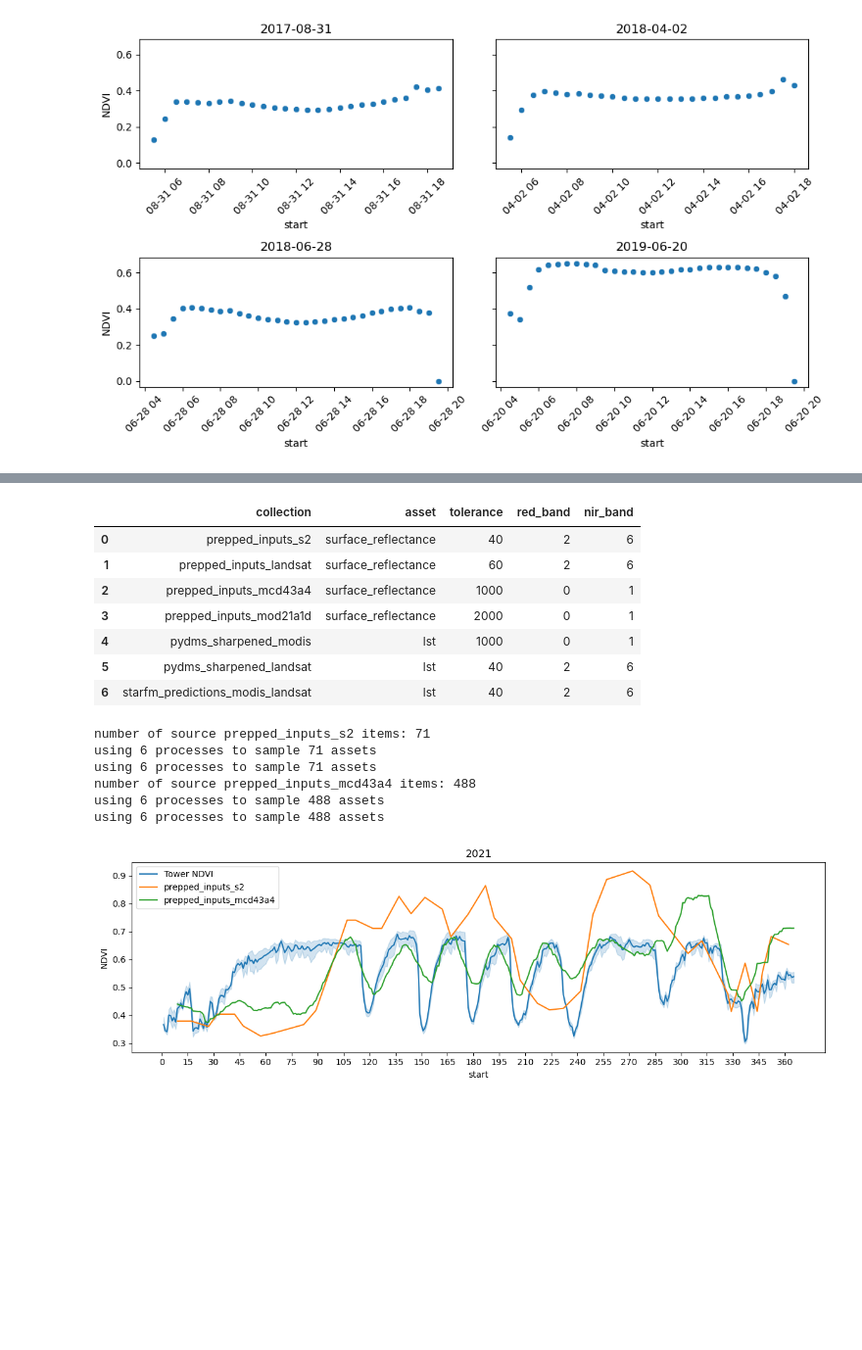
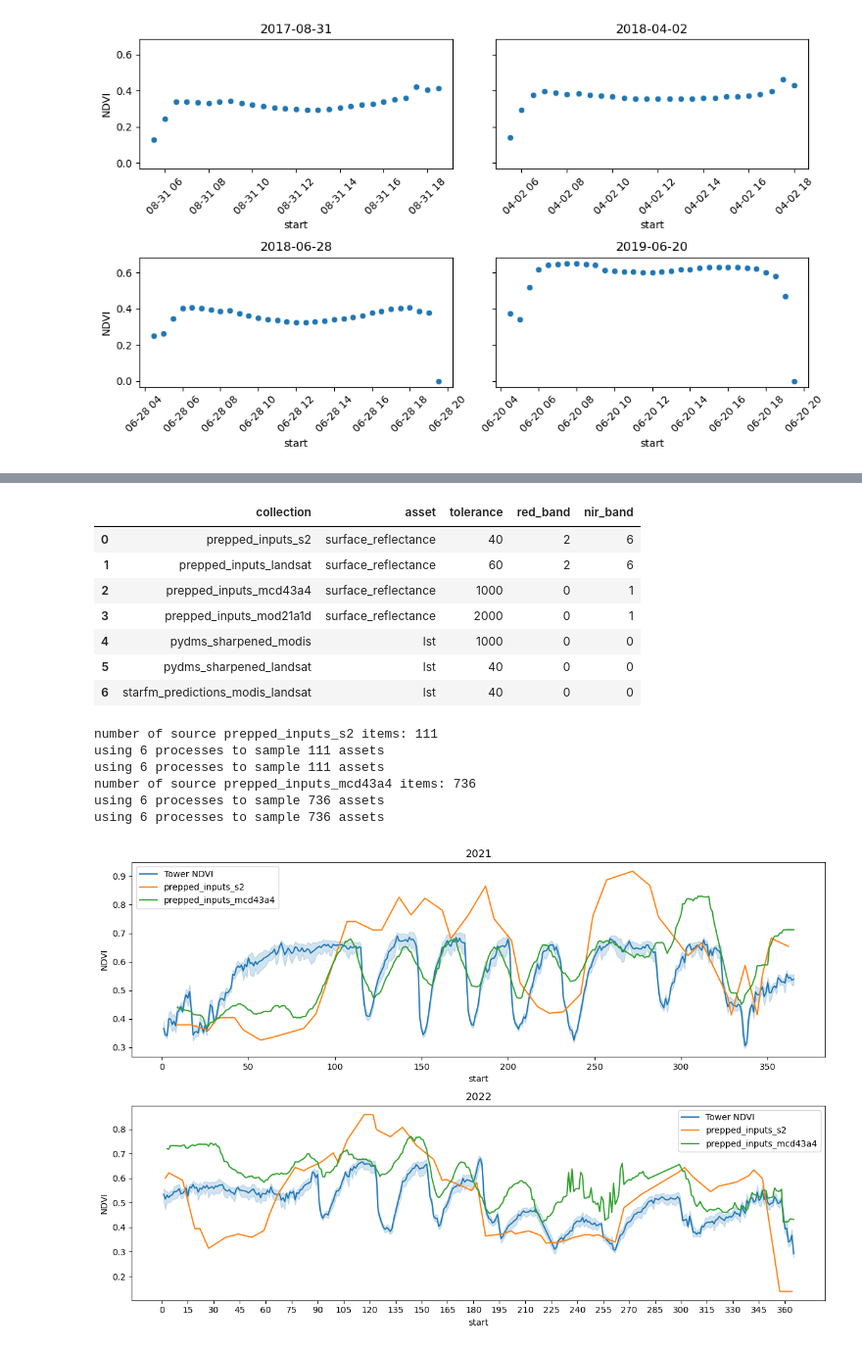
Before and after one commit to eculler/lst-crop-stress-capstone, a Jupyter notebook: exploratory/ndvi-exploration.ipynb, the cells around one changed output, grey strips where cells are left out. Shown at 98% size. Saved outputs shown, nothing was run; the diff lists cells and outputs as text; code cells hidden in the pictures; blank space fills up the shorter version.

```diff
--- a/exploratory/ndvi-exploration.ipynb
+++ b/exploratory/ndvi-exploration.ipynb
@@ -65,5 +45,5 @@ bi1_data_path = os.path.join(data_path,
 # %%
 # Explore bi1 data
-bi1_df = read_ameriflux(bi1_data_path)
+bi1_df = utils.read_ameriflux(bi1_data_path)
 print(f'Data range from {bi1_df.index.min()} to {bi1_df.index.max()}')
 # %% [output]
@@ -137,8 +116,8 @@ cat_url = 'https://fusion-stac.hydrosat.com'
 catalog = Client.open(cat_url, headers)
 # %%
 geom = {'type': 'Point', 'coordinates': crop_center_points['Alfalfa']}
-start_date = "2016-08-13T00:00:00Z"
-end_date = "2022-05-26T00:00:00Z"
+start_date = "2021-01-01T00:00:00Z"
+end_date = "2022-12-31T00:00:00Z"
 pt = Point(geom['coordinates'])
 collections_dict = {
     'collection': ['prepped_inputs_s2',
@@ -167,16 +146,16 @@ collections_df
 | 1 | prepped_inputs_landsat | surface_reflectance | 60 | 2 | 6 |
 | 2 | prepped_inputs_mcd43a4 | surface_reflectance | 1000 | 0 | 1 |
 | 3 | prepped_inputs_mod21a1d | surface_reflectance | 2000 | 0 | 1 |
-| 4 | pydms_sharpened_modis | lst | 1000 | 0 | 1 |
-| 5 | pydms_sharpened_landsat | lst | 40 | 2 | 6 |
-| 6 | starfm_predictions_modis_landsat | lst | 40 | 2 | 6 |
+| 4 | pydms_sharpened_modis | lst | 1000 | 0 | 0 |
+| 5 | pydms_sharpened_landsat | lst | 40 | 0 | 0 |
+| 6 | starfm_predictions_modis_landsat | lst | 40 | 0 | 0 |
 # %%
 def ndvi_from_collection(col_index, collections_df):
     search = catalog.search(
         collections=collections_df.iloc[col_index]['collection'],
         intersects=geom,
         datetime=[start_date, end_date],
-        max_items=500
+        max_items=1000
     )
 
     s2_items = search.get_all_items()
@@ -208,36 +187,52 @@ def ndvi_from_collection(col_index, collections_df):
 ndvi_results = []
 for i in [0, 2]:  # TODO: allow for calculation of ndvi for all assets
     ndvi_series = ndvi_from_collection(i, collections_df)
+    ndvi_series = ndvi_series[~ndvi_series.index.duplicated(keep='first')]
     ndvi_results.append(ndvi_series)
 ndvi_df = pd.concat(ndvi_results, axis=1)
 # %% [output]
-number of source prepped_inputs_s2 items: 71
-using 6 processes to sample 71 assets
-using 6 processes to sample 71 assets
-number of source prepped_inputs_mcd43a4 items: 488
-using 6 processes to sample 488 assets
-using 6 processes to sample 488 assets
+number of source prepped_inputs_s2 items: 111
+using 6 processes to sample 111 assets
+using 6 processes to sample 111 assets
+number of source prepped_inputs_mcd43a4 items: 736
+using 6 processes to sample 736 assets
+using 6 processes to sample 736 assets
 # %%
 filt = (bi1_df['NDVI'] > 0.25) &  (bi1_df['NDVI'] < 0.75)
 year = 2021
 
-fig, ax = plt.subplots(1, 1, figsize=(12, 4))
+fig, axes = plt.subplots(2, 1, figsize=(12, 8))
 df = bi1_df.loc[filt]
 df_year = df.loc[df.index.year == year]
 # sns.boxplot(x=df_year.index.dayofyear,
 #             y=df_year['NDVI'],
 #             ax=ax).set(title=year)
 sns.lineplot(x=df_year.index.dayofyear,
             y=df_year['NDVI'],
-            ax=ax, label='Tower NDVI').set(title=year)
+            ax=axes[0], label='Tower NDVI').set(title=year)
 
 ndvi_df_year = ndvi_df.loc[ndvi_df.index.year == year]
 for col in ndvi_df_year.columns:
     sns.lineplot(x=ndvi_df_year.index.dayofyear,
             y=ndvi_df_year[col],
-            ax=ax, label=col)
+            ax=axes[0], label=col)
+
+year = 2022
+df_year = df.loc[df.index.year == year]
+# sns.boxplot(x=df_year.index.dayofyear,
+#             y=df_year['NDVI'],
+#             ax=ax).set(title=year)
+sns.lineplot(x=df_year.index.dayofyear,
+            y=df_year['NDVI'],
+            ax=axes[1], label='Tower NDVI').set(title=year)
+
+ndvi_df_year = ndvi_df.loc[ndvi_df.index.year == year]
+for col in ndvi_df_year.columns:
+    sns.lineplot(x=ndvi_df_year.index.dayofyear,
+            y=ndvi_df_year[col],
+            ax=axes[1], label=col)
 
 plt.xticks(range(0,365,15))
 plt.tight_layout();
 # %% [output]
-[figure, old version]
+[figure, new version]
```
Also changed, not shown: parts of 7 cells of this notebook, 1 other file.
